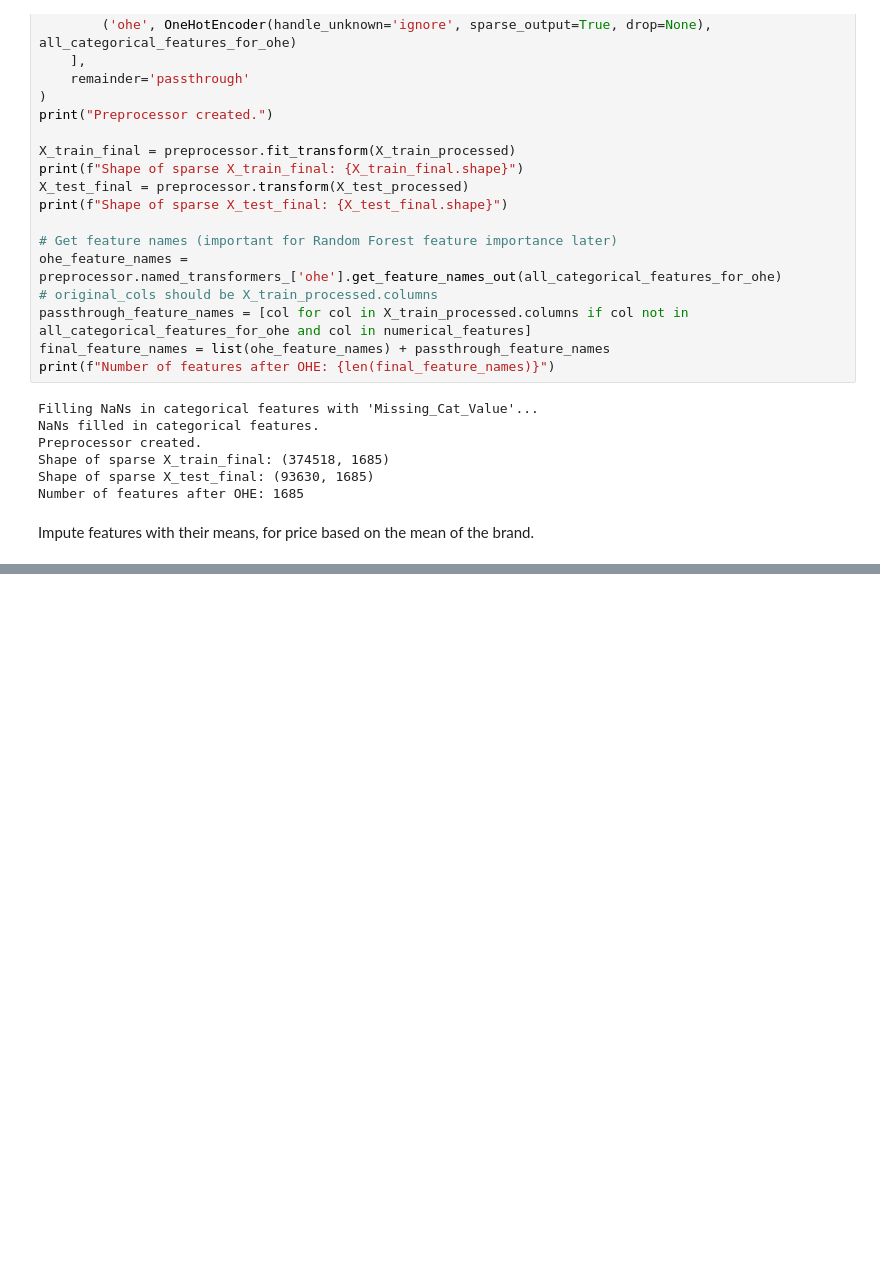
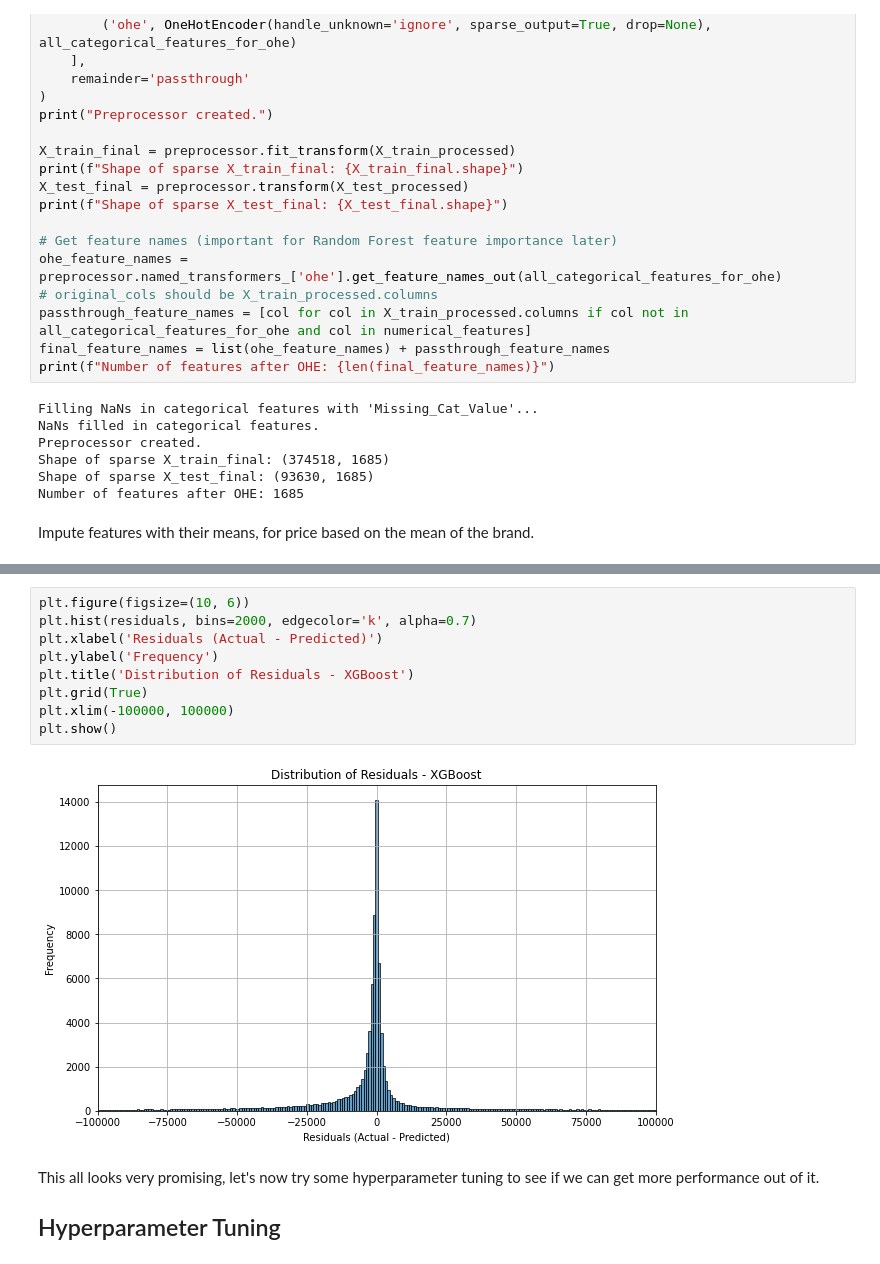
Before and after one commit to dfoddav2/SS25-capstone-project, a Jupyter notebook: prediction/price_prediction_rf.ipynb, the cells around one changed output, grey strips where cells are left out. Drawn from its saved outputs; the diff is of its cells as text; blank space fills up the shorter version.

```diff
--- a/prediction/price_prediction_rf.ipynb
+++ b/prediction/price_prediction_rf.ipynb
@@ -320,0 +386,15 @@ plt.show()
+# %%
+plt.figure(figsize=(10, 6))
+plt.hist(residuals, bins=2000, edgecolor='k', alpha=0.7)
+plt.xlabel('Residuals (Actual - Predicted)')
+plt.ylabel('Frequency')
+plt.title('Distribution of Residuals - XGBoost')
+plt.grid(True)
+plt.xlim(-100000, 100000)
+plt.show()
+# %% [output]
+[figure, added]
+# %% [markdown]
+This all looks very promising, let's now try some hyperparameter tuning to see if we can get more performance out of it.
+
+## Hyperparameter Tuning
```
Also changed, not shown: parts of 16 cells of this notebook, 6 other files.
